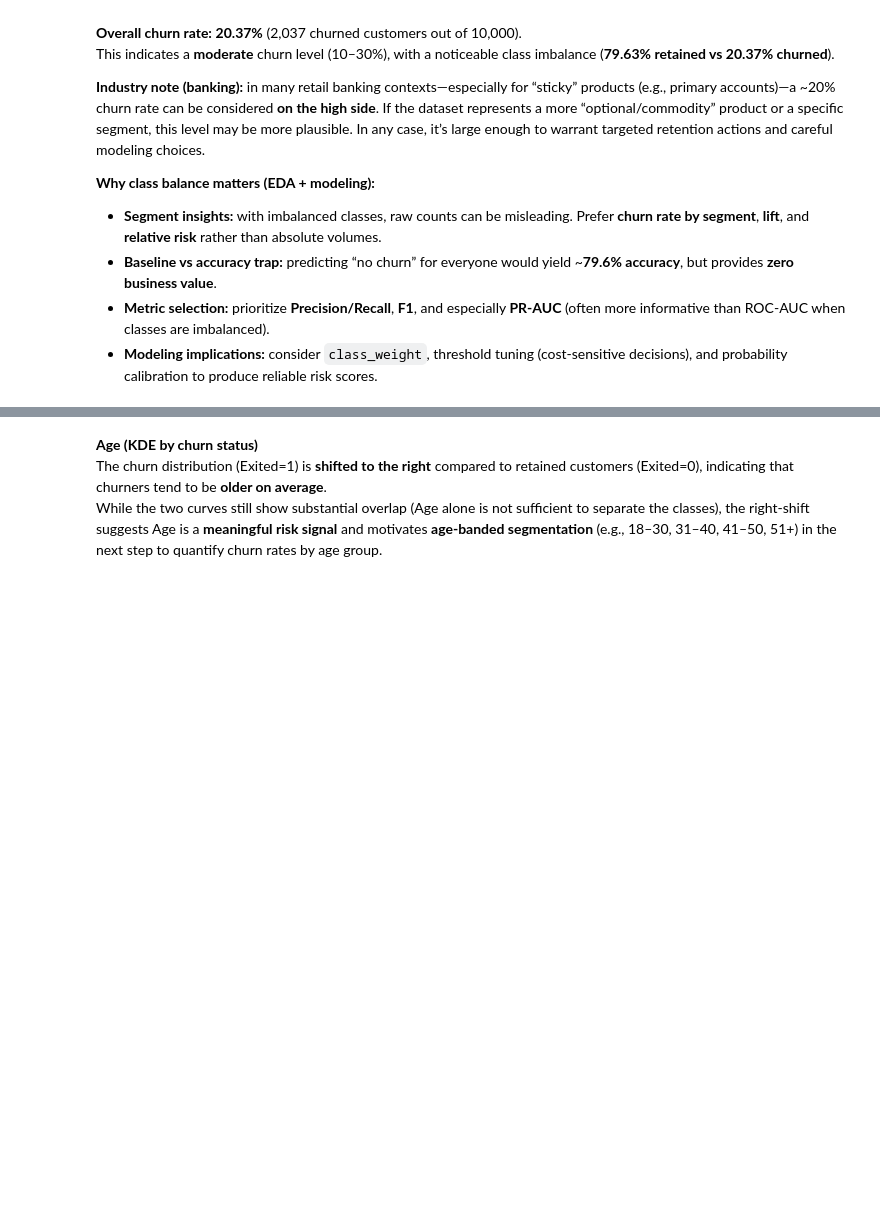
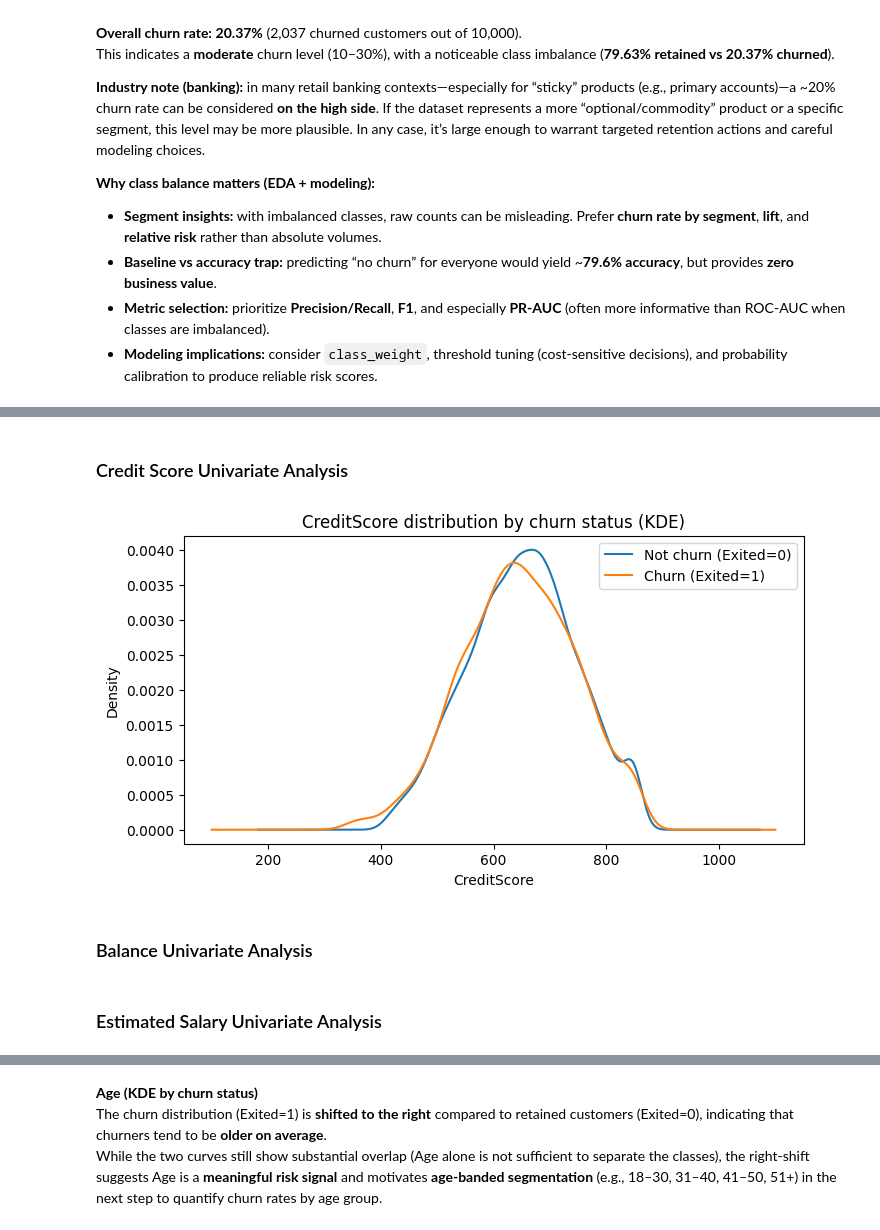
Before and after one commit to lost-95/customer-churn-banking, a Jupyter notebook: notebooks/customerChurnPredictionEda.ipynb, the cells around one changed output, grey strips where cells are left out. Saved outputs shown, nothing was run; the diff lists cells and outputs as text; code cells hidden in the pictures; blank space fills up the shorter version.

Commit message:
DIVINDING UNIVARIATE AND BIVARIATE

```diff
--- a/notebooks/customerChurnPredictionEda.ipynb
+++ b/notebooks/customerChurnPredictionEda.ipynb
@@ -292,0 +281,15 @@ plt.show()
+# %% [markdown]
+### Credit Score Univariate Analysis
+# %%
+ax = df.loc[df["Exited"] == 0, "CreditScore"].plot(kind="density", label="Not churn (Exited=0)", figsize=(8,4))
+df.loc[df["Exited"] == 1, "CreditScore"].plot(kind="density", label="Churn (Exited=1)", ax=ax)
+ax.set_title("CreditScore distribution by churn status (KDE)")
+ax.set_xlabel("CreditScore")
+ax.legend()
+plt.show()
+# %% [output]
+[figure, added]
+# %% [markdown]
+### Balance Univariate Analysis
+# %% [markdown]
+### Estimated Salary Univariate Analysis
```
Also changed, not shown: parts of 9 cells of this notebook, 1 other file.
